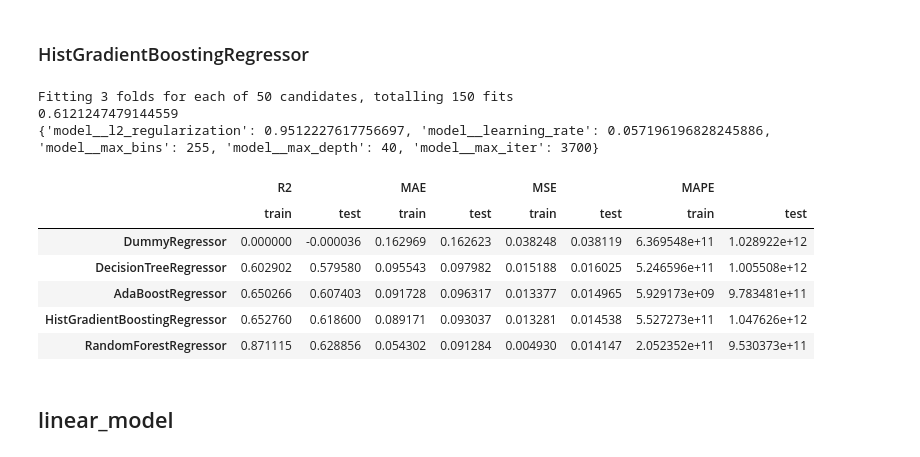
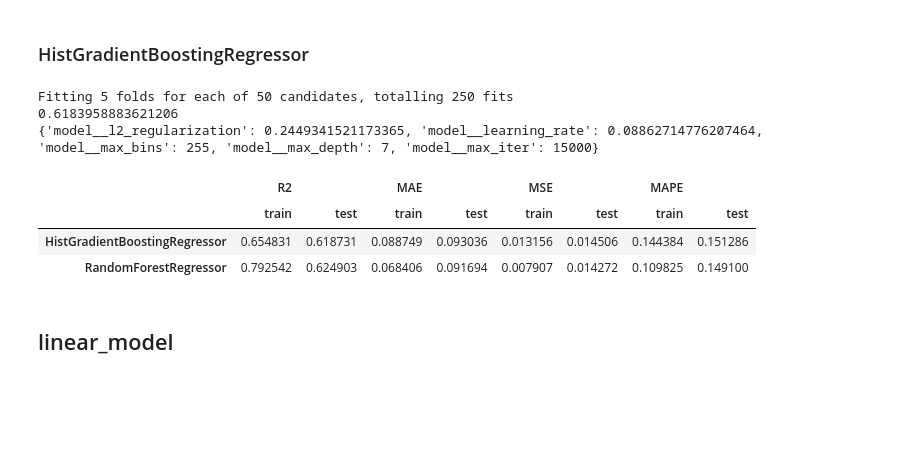
Before and after one commit to Konstantin-Dudersky/kaggle, a Jupyter notebook: weather_in_szeged.ipynb, the cells around one changed output. Cells and saved outputs as stored; diff of their text form; code cells hidden in the pictures; blank space fills up the shorter version.

```diff
--- a/weather_in_szeged.ipynb
+++ b/weather_in_szeged.ipynb
@@ -113,0 +87,4 @@ Index(['formatted_date', 'summary', 'precip_type', 'temperature_(c)',
+# %%
+df = ml_pipe.pythonic_names(df)
+
+display(df.columns)
@@ -154,3 +139,7 @@ px.violin(df, y='humidity', box=True, width=500, height=500)
+# %%
+df = (
+    df[df['humidity'] > 0]
+)
 # %%
 train, test = train_test_split(df, test_size=0.3, random_state=rng)
 # %%
@@ -174,7 +161,7 @@ model_stat = pd.DataFrame()
 pipe_preprocess = Pipeline(
     [
         ('impute', ml_pipe.SimpleImputerMy(['precip_type'], strategy='most_frequent')),
-        ('encode', ml_pipe.OneHotEncoderMy(features_encode)),
+        ('encode', ml_pipe.OrdinalEncoderMy(features_encode)),
         ('scale', ml_pipe.StandardScalerMy(features_scale)),
     ]
 )
@@ -269,20 +256,26 @@ Fitting 3 folds for each of 12 candidates, totalling 36 fits
 pipe = Pipeline(
     [
         ('pre', pipe_preprocess),
-        ('model', RandomForestRegressor(random_state=rng, n_jobs=-1)),
+        ('model', RandomForestRegressor(
+            n_jobs=-1,
+            random_state=rng,
+        )),
     ]
 )
 
 search_params = {
-    'model__max_depth': range(3, 20),
-    'model__max_features': range(2, len(features) + 1),
-    'model__n_estimators': range(20, 500),
+    'model__max_depth': range(8, 25),
+    'model__max_features': ['auto'],  # range(2, len(features) + 1),
+    'model__n_estimators': range(100, 500),
+    'model__max_leaf_nodes': range(3000, 10001, 1000),
+    'model__min_samples_split': range(2, 50),
+    'model__min_samples_leaf': range(1, 20),
 }
 
 search = RandomizedSearchCV(
     pipe,
     param_distributions=search_params,
-    verbose=20,
+    verbose=1,
     scoring='r2',
     cv=3,
     n_jobs=-1,
@@ -302,6 +295,9 @@ final_rfc = Pipeline(
             n_estimators=search.best_params_['model__n_estimators'],
             n_jobs=-1,
             random_state=rng,
+            max_leaf_nodes=search.best_params_['model__max_leaf_nodes'],
+            min_samples_split=search.best_params_['model__min_samples_split'],
+            min_samples_leaf=search.best_params_['model__min_samples_leaf'],
         )),
     ]
 )
@@ -378,14 +372,16 @@ Fitting 3 folds for each of 10 candidates, totalling 30 fits
 pipe = Pipeline(
     [
         ('pre', pipe_preprocess),
-        ('model', HistGradientBoostingRegressor(random_state=rng)),
+        ('model', HistGradientBoostingRegressor(
+            random_state=rng,
+        )),
     ]
 )
 
 search_params = {
-    'model__max_iter': range(100, 5000, 100),
-    'model__learning_rate': stats.uniform(0.01, 0.5),
-    'model__max_depth': range(10, 101, 5),
+    'model__max_iter': [15000],
+    'model__learning_rate': stats.uniform(0.01, 0.2),
+    'model__max_depth': [7],# range(5, 100, 5),
     'model__l2_regularization': stats.uniform(0, 2.0),
     'model__max_bins': [255],
 }
@@ -393,49 +389,46 @@ search_params = {
 search = RandomizedSearchCV(
     pipe,
     param_distributions=search_params,
-    verbose=2,
+    verbose=1,
     scoring='r2',
-    cv=3,
+    cv=5,
     n_jobs=-1,
     random_state=rng,
     n_iter=50,
 )
 search.fit(x_train, np.ravel(y_train))
 print(search.best_score_)
 print(search.best_params_)
 
 final_hgbr = Pipeline(
     [
         ('pre', pipe_preprocess),
         ('model', HistGradientBoostingRegressor(
             max_iter=search.best_params_['model__max_iter'],
             learning_rate=search.best_params_['model__learning_rate'],
             max_depth=search.best_params_['model__max_depth'],
             l2_regularization=search.best_params_['model__l2_regularization'],
             random_state=rng,
             max_bins=search.best_params_['model__max_bins'],
         )),
     ]
 )
 final_hgbr.fit(x_train, np.ravel(y_train))
 
 y_train_pred = final_hgbr.predict(x_train)
 y_test_pred = final_hgbr.predict(x_test)
 
 model_stat = ml_pipe.regression_report(
     model_stat, 'HistGradientBoostingRegressor', y_train, y_train_pred, y_test, y_test_pred
 )
 # %% [output]
-Fitting 3 folds for each of 50 candidates, totalling 150 fits
-0.6121247479144559
-{'model__l2_regularization': 0.9512227617756697, 'model__learning_rate': 0.057196196828245886, 'model__max_bins': 255, 'model__max_depth': 40, 'model__max_iter': 3700}
+Fitting 5 folds for each of 50 candidates, totalling 250 fits
+0.6183958883621206
+{'model__l2_regularization': 0.2449341521173365, 'model__learning_rate': 0.08862714776207464, 'model__max_bins': 255, 'model__max_depth': 7, 'model__max_iter': 15000}
 |  | R2 |  | MAE |  | MSE |  | MAPE |  |
 |  | train | test | train | test | train | test | train | test |
-| DummyRegressor | 0.000000 | -0.000036 | 0.162969 | 0.162623 | 0.038248 | 0.038119 | 6.369548e+11 | 1.028922e+12 |
-| DecisionTreeRegressor | 0.602902 | 0.579580 | 0.095543 | 0.097982 | 0.015188 | 0.016025 | 5.246596e+11 | 1.005508e+12 |
-| AdaBoostRegressor | 0.650266 | 0.607403 | 0.091728 | 0.096317 | 0.013377 | 0.014965 | 5.929173e+09 | 9.783481e+11 |
-| HistGradientBoostingRegressor | 0.652760 | 0.618600 | 0.089171 | 0.093037 | 0.013281 | 0.014538 | 5.527273e+11 | 1.047626e+12 |
-| RandomForestRegressor | 0.871115 | 0.628856 | 0.054302 | 0.091284 | 0.004930 | 0.014147 | 2.052352e+11 | 9.530373e+11 |
+| HistGradientBoostingRegressor | 0.654831 | 0.618731 | 0.088749 | 0.093036 | 0.013156 | 0.014506 | 0.144384 | 0.151286 |
+| RandomForestRegressor | 0.792542 | 0.624903 | 0.068406 | 0.091694 | 0.007907 | 0.014272 | 0.109825 | 0.149100 |
 # %% [markdown]
 ## linear_model
 # %% [markdown]
```
Also changed, not shown: parts of 11 cells of this notebook, 2 other files.
